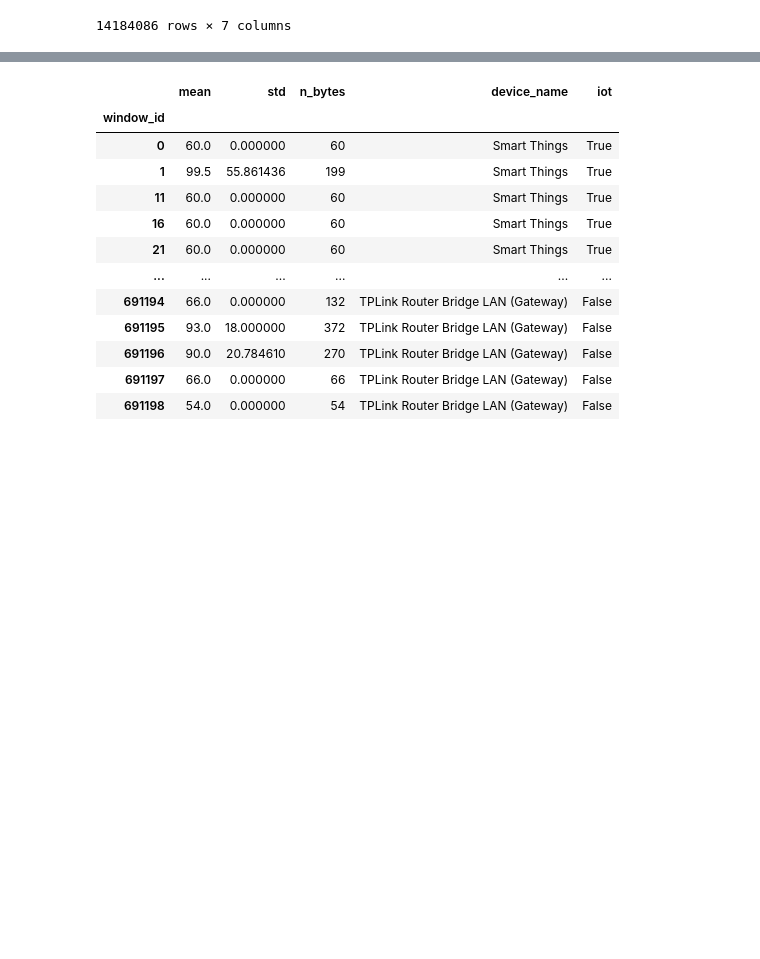
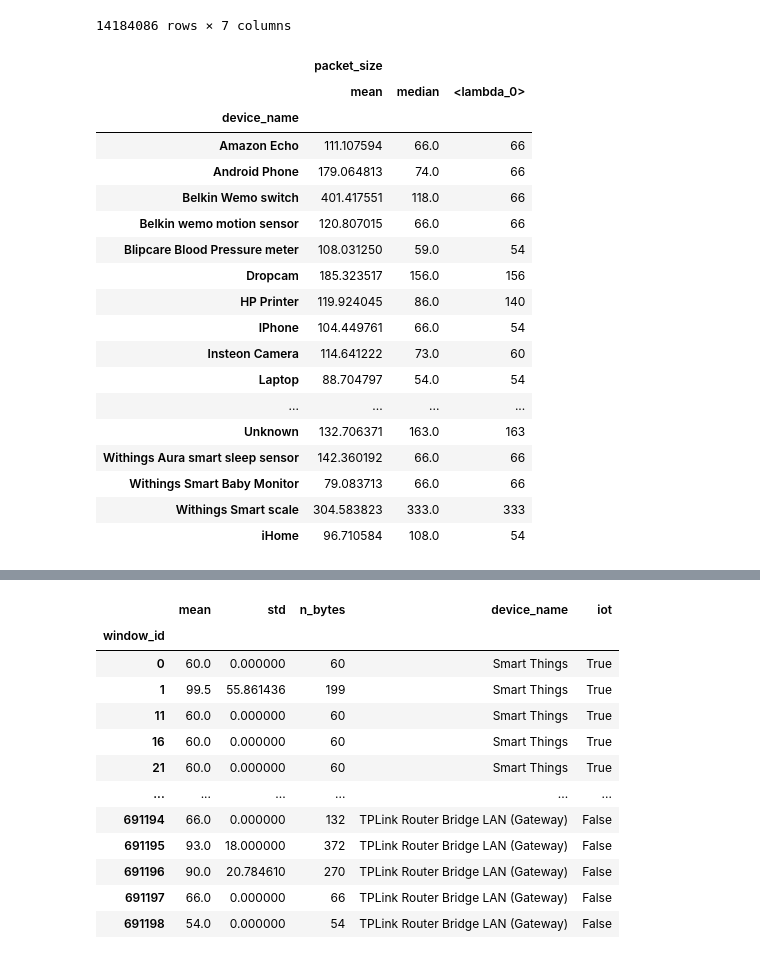
Before and after one commit to cochaviz/iot_classifier, a Jupyter notebook: classifier.ipynb, the cells around one changed output, grey strips where cells are left out. Drawn from its saved outputs; the diff is of its cells as text; code cells hidden in the pictures; blank space fills up the shorter version.

Commit message:
Calculate statistics for reproduction illustration

```diff
--- a/classifier.ipynb
+++ b/classifier.ipynb
@@ -58,6 +58,49 @@ data
 | 4918281 | 4948804 | 1476242930915685888 | 1434 | 14:cc:20:51:33:ea | NaN | Raw | False |
 | 4918282 | 4948805 | 1476242930915865856 | 1306 | 14:cc:20:51:33:ea | NaN | Raw | False |
 14184086 rows × 7 columns
+# %%
+def mode_mean_med(df: pd.DataFrame, devices: pd.DataFrame):
+    """Calculate the mode, mean, and median of a window"""
+
+    # Keep only the device name and mac address
+    device_names = devices.loc[:, ['device_name', 'eth_src']]
+
+    # Keep only the mac address name and package size
+    df_size = df.loc[:, ['eth_src', 'packet_size']]
+
+    # Merge the stats with the devices names
+    merge_df = device_names.merge(df_size, on='eth_src')
+
+    # Group the merged frame and calculate the stats
+    stats = merge_df.groupby(['device_name']).agg({'packet_size': ['mean', 'median', lambda x: x.mode().iat[0]]})
+
+    return stats
+
+devices = pd.read_csv("./data/list_of_devices.csv")
+
+statistics = mode_mean_med(data, devices)
+
+statistics
+# %% [output]
+|  | packet_size |  |  |
+|  | mean | median | <lambda_0> |
+| device_name |  |  |  |
+| Amazon Echo | 111.107594 | 66.0 | 66 |
+| Android Phone | 179.064813 | 74.0 | 66 |
+| Belkin Wemo switch | 401.417551 | 118.0 | 66 |
+| Belkin wemo motion sensor | 120.807015 | 66.0 | 66 |
+| Blipcare Blood Pressure meter | 108.031250 | 59.0 | 54 |
+| Dropcam | 185.323517 | 156.0 | 156 |
+| HP Printer | 119.924045 | 86.0 | 140 |
+| IPhone | 104.449761 | 66.0 | 54 |
+| Insteon Camera | 114.641222 | 73.0 | 60 |
+| Laptop | 88.704797 | 54.0 | 54 |
+| ... | ... | ... | ... |
+| Unknown | 132.706371 | 163.0 | 163 |
+| Withings Aura smart sleep sensor | 142.360192 | 66.0 | 66 |
+| Withings Smart Baby Monitor | 79.083713 | 66.0 | 66 |
+| Withings Smart scale | 304.583823 | 333.0 | 333 |
+| iHome | 96.710584 | 108.0 | 54 |
 # %%
 def attach_window_id(timestamped_frame: pd.DataFrame) -> list[pd.DataFrame]:
     """Slice the dataframe into 1-second intervals"""
```
Also changed, not shown: parts of 2 cells of this notebook.
